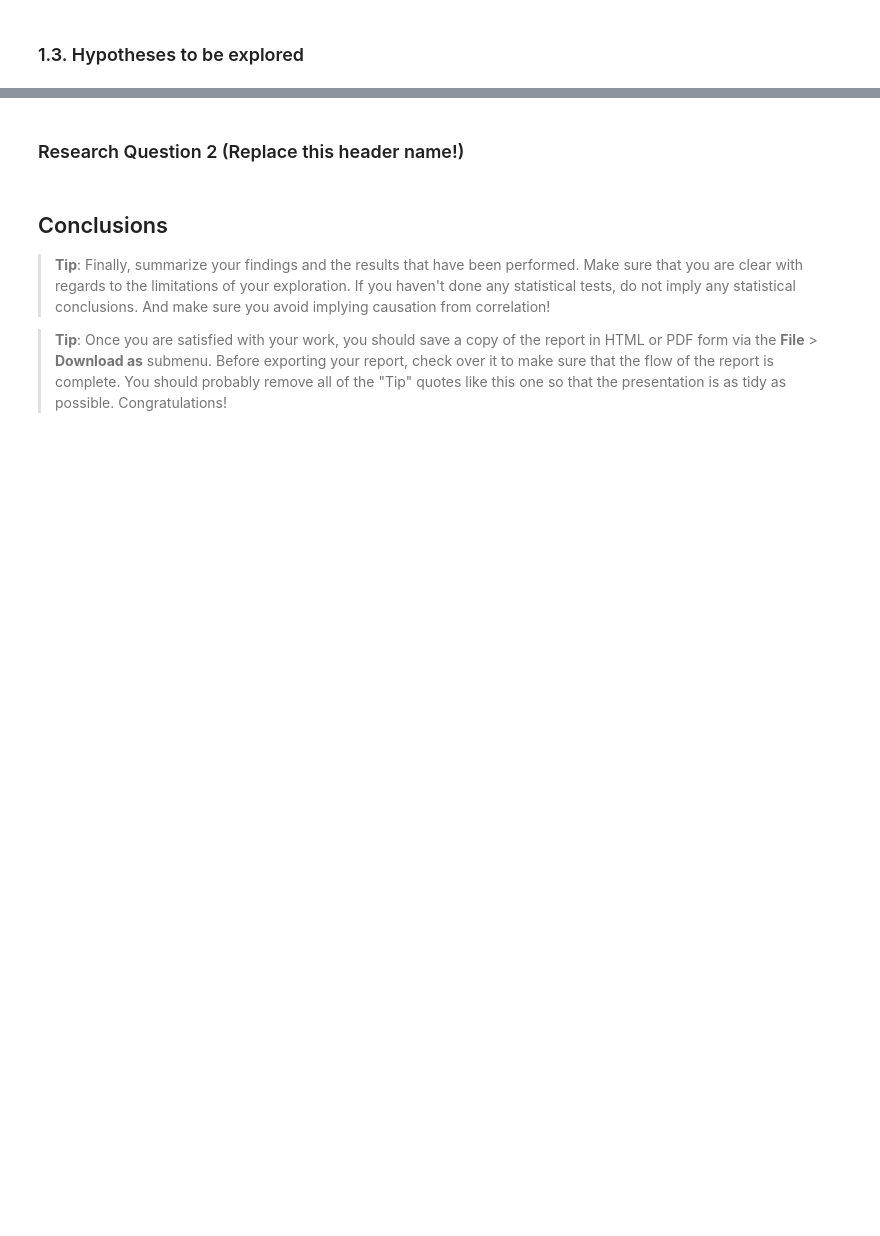
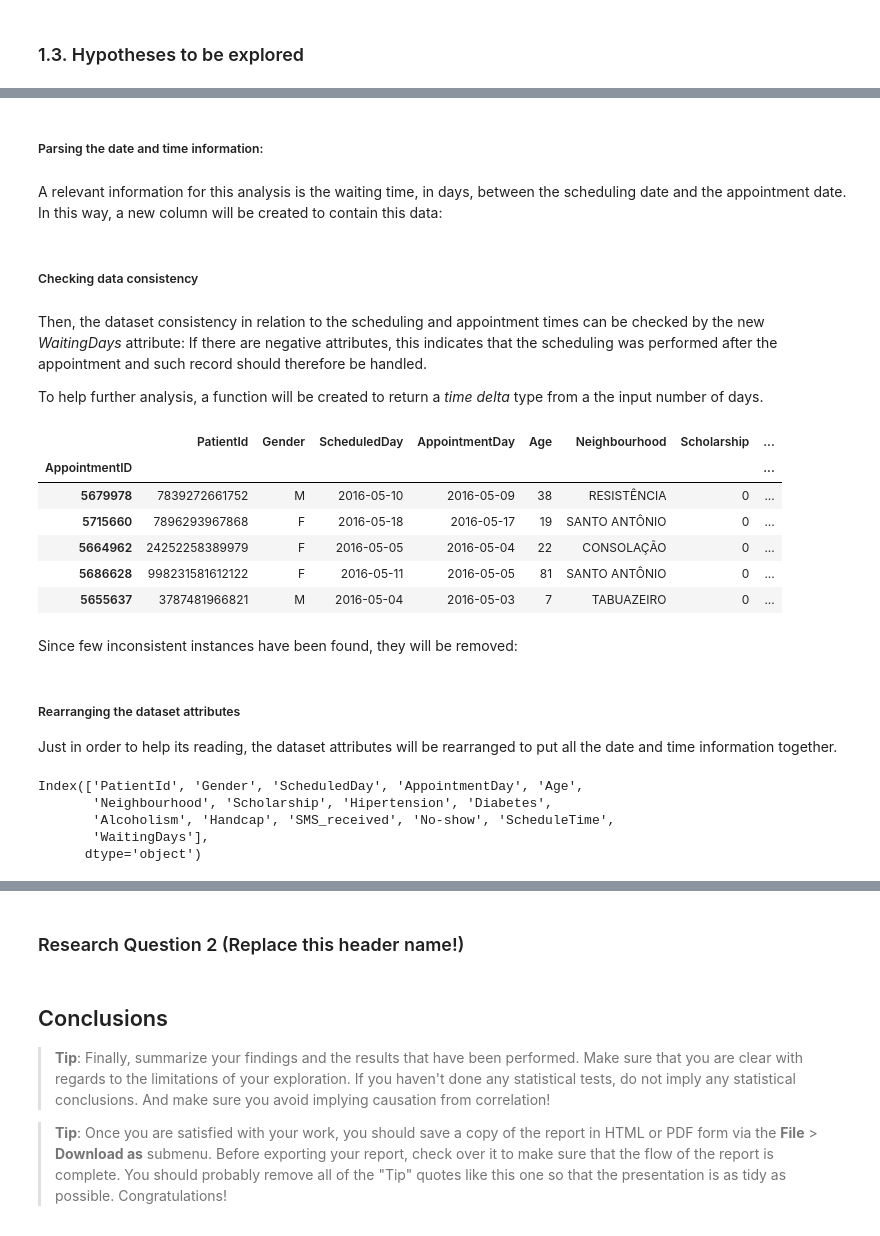
Before and after one commit to tbnsilveira/DAND-IntroDataAnalysis, a Jupyter notebook: tbnsilveira_Project01_InvestigateDataset.ipynb, the cells around one changed output, grey strips where cells are left out. Drawn from its saved outputs; the diff is of its cells as text; code cells hidden in the pictures; blank space fills up the shorter version.

```diff
--- a/tbnsilveira_Project01_InvestigateDataset.ipynb
+++ b/tbnsilveira_Project01_InvestigateDataset.ipynb
@@ -153,0 +264,2 @@ array(['JARDIM DA PENHA', 'MATA DA PRAIA', 'PONTAL DE CAMBURI',
+# %% [markdown]
+##### Parsing the date and time information:
@@ -153,0 +274,2 @@ array(['JARDIM DA PENHA', 'MATA DA PRAIA', 'PONTAL DE CAMBURI',
+# %% [markdown]
+A relevant information for this analysis is the waiting time, in days, between the scheduling date and the appointment date. In this way, a new column will be created to contain this data:
@@ -153,0 +278,6 @@ array(['JARDIM DA PENHA', 'MATA DA PRAIA', 'PONTAL DE CAMBURI',
+# %% [markdown]
+##### Checking data consistency
+# %% [markdown]
+Then, the dataset consistency in relation to the scheduling and appointment times can be checked by the new *WaitingDays* attribute: If there are negative attributes, this indicates that the scheduling was performed after the appointment and such record should therefore be handled.
+
+To help further analysis, a function will be created to return a *time delta* type from a the input number of days.
@@ -153,0 +293,13 @@ array(['JARDIM DA PENHA', 'MATA DA PRAIA', 'PONTAL DE CAMBURI',
+# %%
+## Checking which instances were scheduled after the appointment:
+dataset[dataset['WaitingDays'] < waiting_days(0)]
+# %% [output]
+|  | PatientId | Gender | ScheduledDay | AppointmentDay | Age | Neighbourhood | Scholarship | ... |
+| AppointmentID |  |  |  |  |  |  |  | ... |
+| 5679978 | 7839272661752 | M | 2016-05-10 | 2016-05-09 | 38 | RESISTÊNCIA | 0 | ... |
+| 5715660 | 7896293967868 | F | 2016-05-18 | 2016-05-17 | 19 | SANTO ANTÔNIO | 0 | ... |
+| 5664962 | 24252258389979 | F | 2016-05-05 | 2016-05-04 | 22 | CONSOLAÇÃO | 0 | ... |
+| 5686628 | 998231581612122 | F | 2016-05-11 | 2016-05-05 | 81 | SANTO ANTÔNIO | 0 | ... |
+| 5655637 | 3787481966821 | M | 2016-05-04 | 2016-05-03 | 7 | TABUAZEIRO | 0 | ... |
+# %% [markdown]
+Since few inconsistent instances have been found, they will be removed:
@@ -153,0 +311,12 @@ array(['JARDIM DA PENHA', 'MATA DA PRAIA', 'PONTAL DE CAMBURI',
+# %% [markdown]
+##### Rearranging the dataset attributes
+Just in order to help its reading, the dataset attributes will be rearranged to put all the date and time information together.
+# %%
+## Reading the dataset attributes (columns):
+dataset.columns
+# %% [output]
+Index(['PatientId', 'Gender', 'ScheduledDay', 'AppointmentDay', 'Age',
+       'Neighbourhood', 'Scholarship', 'Hipertension', 'Diabetes',
+       'Alcoholism', 'Handcap', 'SMS_received', 'No-show', 'ScheduleTime',
+       'WaitingDays'],
+      dtype='object')
```
Also changed, not shown: parts of 68 cells of this notebook.
